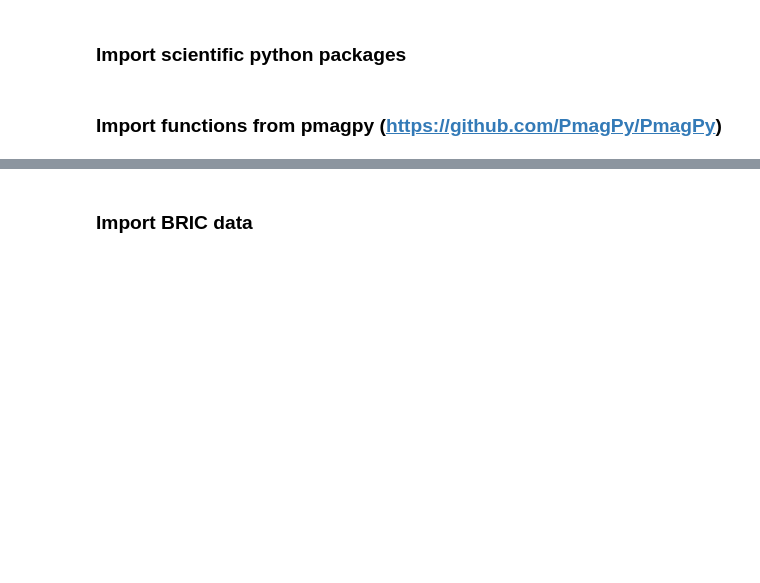
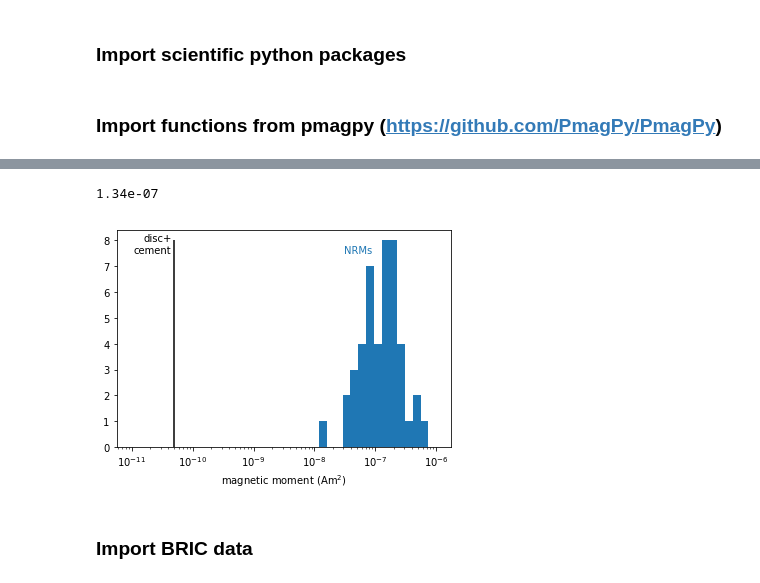
Before and after one commit to Swanson-Hysell-Group/2018_Red_Bed_Intraclasts, a Jupyter notebook: Code/intraclast_notebook.ipynb, the cells around one changed output, grey strips where cells are left out. Drawn from its saved outputs; the diff is of its cells as text; code cells hidden in the pictures; blank space fills up the shorter version.

Commit message:
add NRM analysis and associated visualization to notebook

```diff
--- a/Code/intraclast_notebook.ipynb
+++ b/Code/intraclast_notebook.ipynb
@@ -13,0 +20,4 @@ import pmagpy.ipmag as ipmag
+# %%
+measurements = pd.read_csv('../Data/BRIC/measurements.txt',header=1,delimiter='\t')
+NRMS = measurements[measurements['method_codes']=='LT-NO:LP-DIR-T']
+NRM_values = NRMS['magn_moment']
@@ -14,3 +36,17 @@ import pmagpy.ipmag as ipmag
+# %%
+NRM_values.median()
+# %% [output]
+1.34e-07
+# %%
+plt.hist(NRM_values, bins=np.logspace(np.log10(1e-11),np.log10(1e-6), 40))
+plt.gca().set_xscale("log")
+plt.xlabel('magnetic moment (Am$^2$)')
+plt.vlines(5e-11,0,8)
+plt.text(4.5e-11,7.5,'disc+\ncement',horizontalalignment='right')
+plt.text(9e-8,7.5,'NRMs',horizontalalignment='right',color='#1f77b4')
+plt.show()
+# %% [output]
+[figure, added]
 # %% [markdown]
 ### Import BRIC data
 # %%
```
Also changed, not shown: parts of 27 cells of this notebook.
